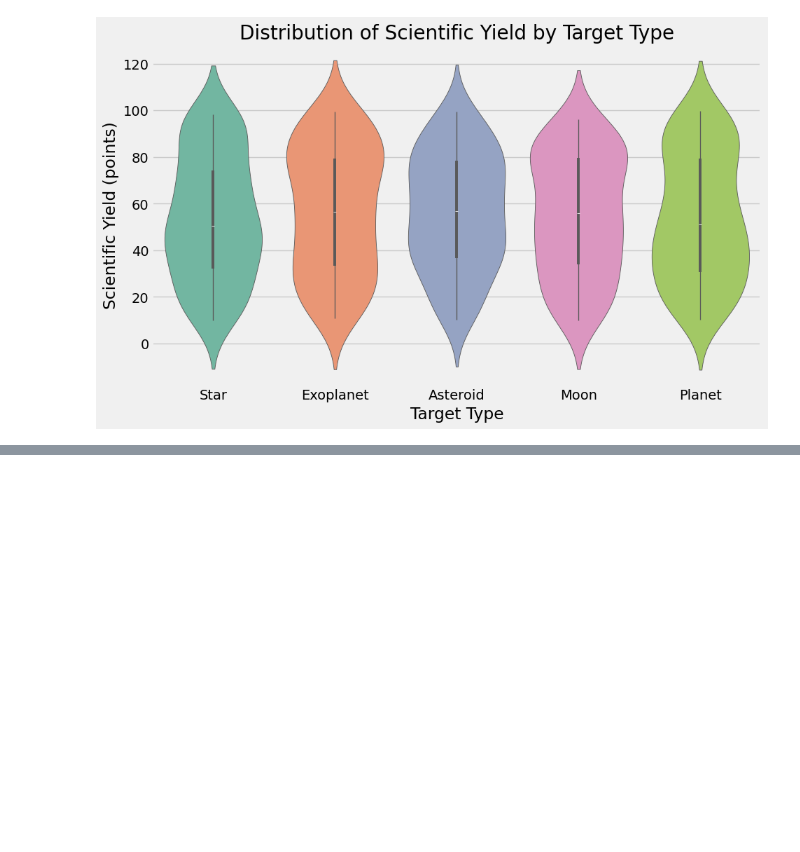
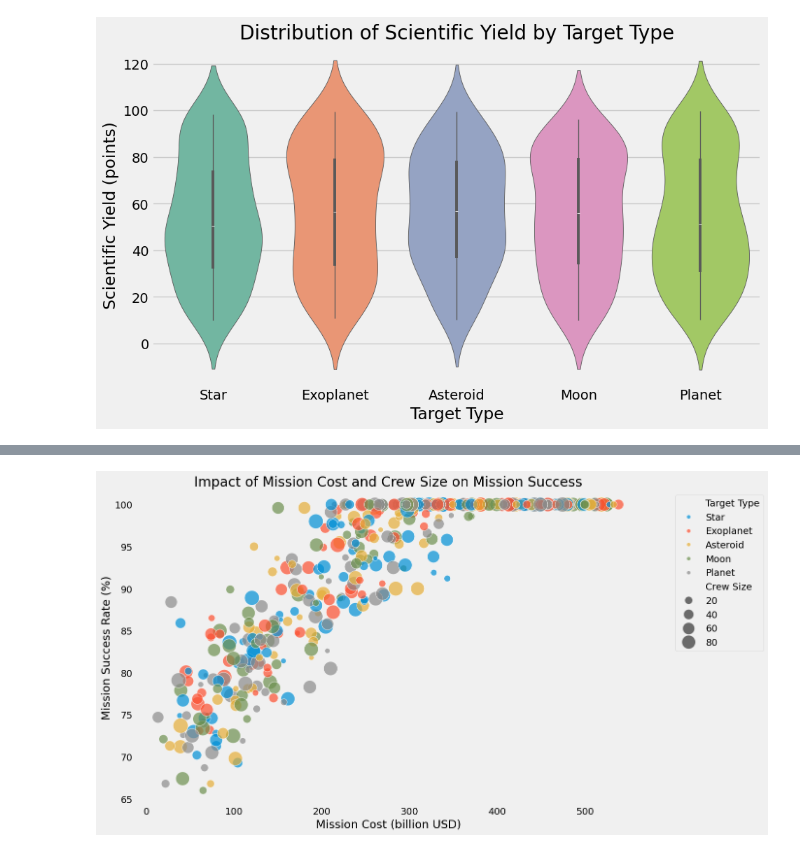
Before and after one commit to HMurawski/space_missions, a Jupyter notebook: main.ipynb, the cells around one changed output, grey strips where cells are left out. Drawn from its saved outputs; the diff is of its cells as text; code cells hidden in the pictures; blank space fills up the shorter version.

```diff
--- a/main.ipynb
+++ b/main.ipynb
@@ -336,0 +337,11 @@ plt.show()
+# %%
+plt.figure(figsize=(12, 8))
+sns.scatterplot(data=df, x='Mission Cost (billion USD)', y='Mission Success (%)', size='Crew Size', sizes=(50, 500), hue='Target Type', alpha=0.7)
+plt.title('Impact of Mission Cost and Crew Size on Mission Success')
+plt.xlabel('Mission Cost (billion USD)')
+plt.ylabel('Mission Success Rate (%)')
+plt.legend(loc='upper right',bbox_to_anchor=(1.25, 1))
+plt.grid()
+plt.show()
+# %% [output]
+[figure, added]
```
Also changed, not shown: parts of 3 cells of this notebook.
